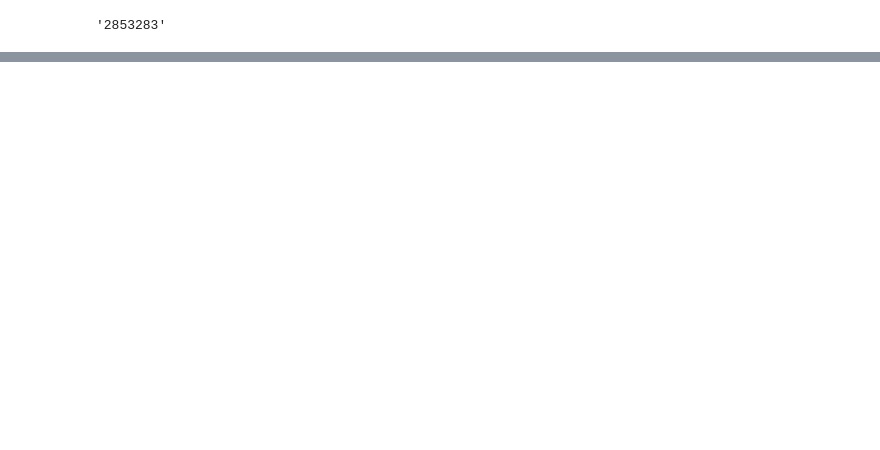
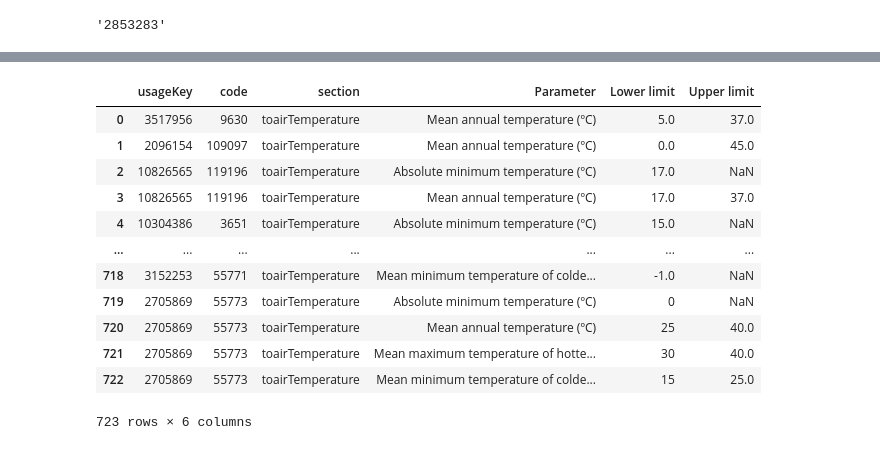
Before and after one commit to ncsu-landscape-dynamics/GIATAR-dataset, a Jupyter notebook: query_functions/GIATAR_Queries_Tutorial.ipynb, the cells around one changed output, grey strips where cells are left out. Cells and saved outputs as stored; diff of their text form; code cells hidden in the pictures; blank space fills up the shorter version.

```diff
--- a/query_functions/GIATAR_Queries_Tutorial.ipynb
+++ b/query_functions/GIATAR_Queries_Tutorial.ipynb
@@ -192,2 +211,16 @@ gqf.get_trait_table_list()
 # %%
-gqf.get_trait_table('CABI_lat_alt')
+gqf.get_trait_table('CABI_airtemp')
+# %% [output]
+|  | usageKey | code | section | Parameter | Lower limit | Upper limit |
+| 0 | 3517956 | 9630 | toairTemperature | Mean annual temperature (ºC) | 5.0 | 37.0 |
+| 1 | 2096154 | 109097 | toairTemperature | Mean annual temperature (ºC) | 0.0 | 45.0 |
+| 2 | 10826565 | 119196 | toairTemperature | Absolute minimum temperature (ºC) | 17.0 | NaN |
+| 3 | 10826565 | 119196 | toairTemperature | Mean annual temperature (ºC) | 17.0 | 37.0 |
+| 4 | 10304386 | 3651 | toairTemperature | Absolute minimum temperature (ºC) | 15.0 | NaN |
+| ... | ... | ... | ... | ... | ... | ... |
+| 718 | 3152253 | 55771 | toairTemperature | Mean minimum temperature of colde... | -1.0 | NaN |
+| 719 | 2705869 | 55773 | toairTemperature | Absolute minimum temperature (ºC) | 0 | NaN |
+| 720 | 2705869 | 55773 | toairTemperature | Mean annual temperature (ºC) | 25 | 40.0 |
+| 721 | 2705869 | 55773 | toairTemperature | Mean maximum temperature of hotte... | 30 | 40.0 |
+| 722 | 2705869 | 55773 | toairTemperature | Mean minimum temperature of colde... | 15 | 25.0 |
+723 rows × 6 columns
```
Also changed, not shown: parts of 7 cells of this notebook, 5 other files.
